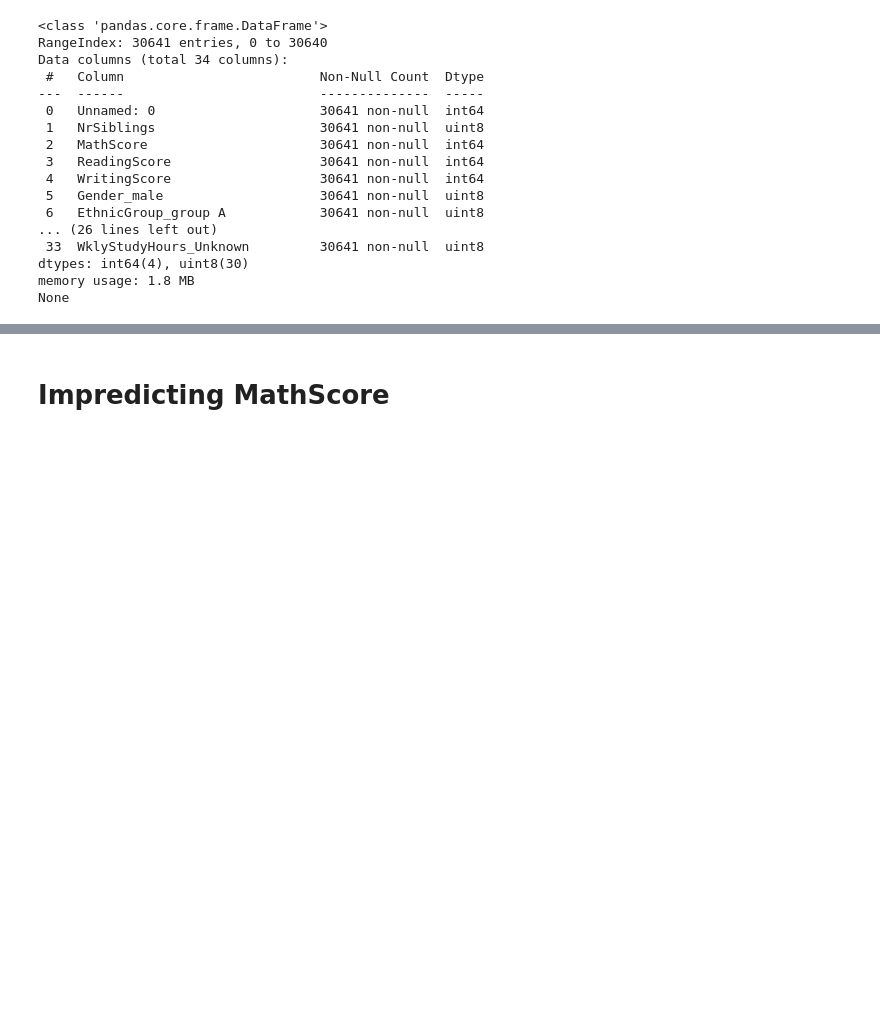
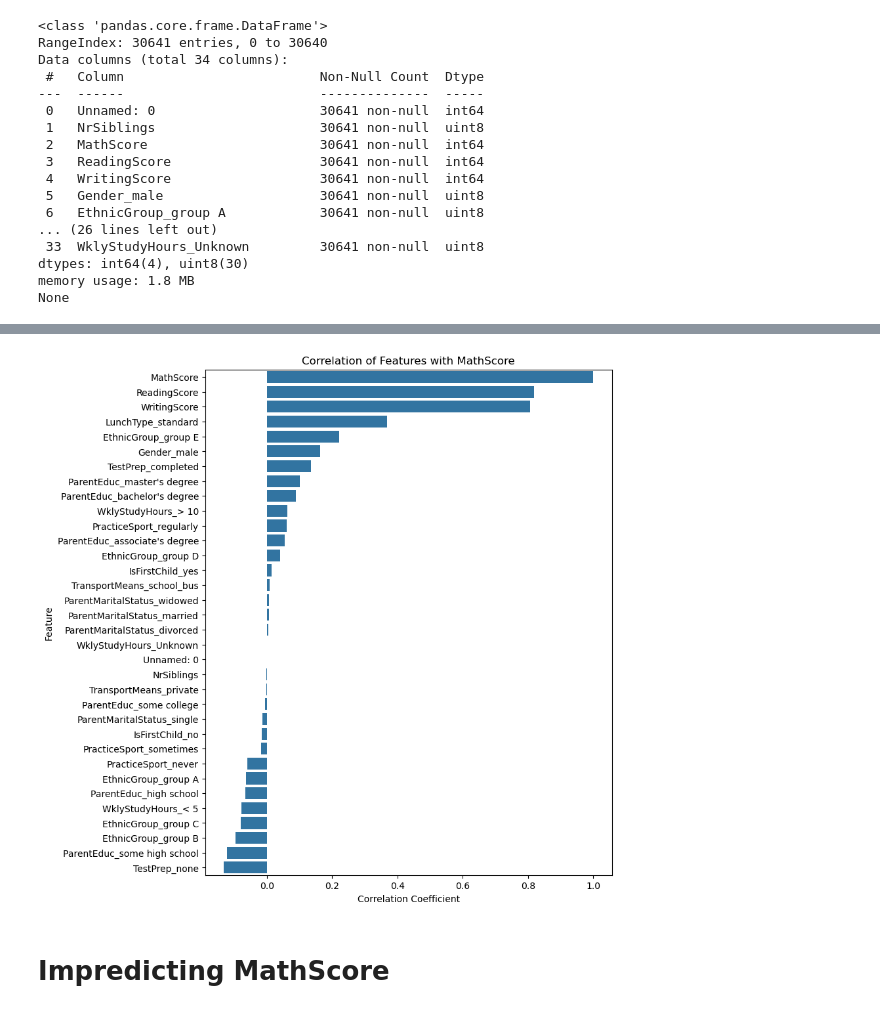
Before and after one commit to Classy-Brian/Predicting-Student-Exam-Scores-, a Jupyter notebook: predicting_exam_score.ipynb, the cells around one changed output, grey strips where cells are left out. Drawn from its saved outputs; the diff is of its cells as text; code cells hidden in the pictures; blank space fills up the shorter version.

```diff
--- a/main.ipynb
+++ b/predicting_exam_score.ipynb
@@ -219,3 +230,13 @@ None
+# %%
+target_correlation = correlation_matrix['MathScore'].sort_values(ascending=False)
+plt.figure(figsize=(8, 10))  # Adjust figure size as needed
+sns.barplot(x=target_correlation.values, y=target_correlation.index)
+plt.title('Correlation of Features with MathScore')
+plt.xlabel('Correlation Coefficient')
+plt.ylabel('Feature')
+plt.show()
+# %% [output]
+[figure, added]
 # %% [markdown]
 # Impredicting MathScore
 # %% [markdown]
```
Also changed, not shown: parts of 1 cell of this notebook, 1 other file.
